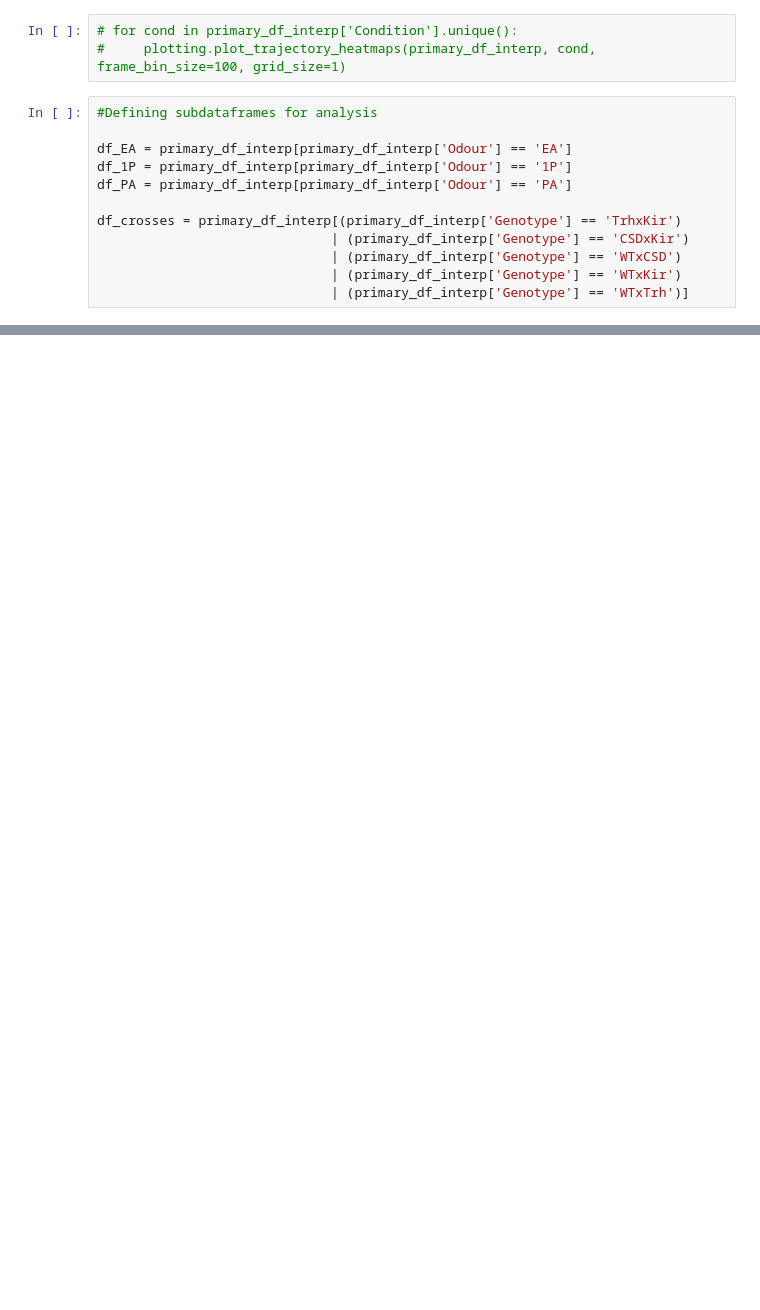
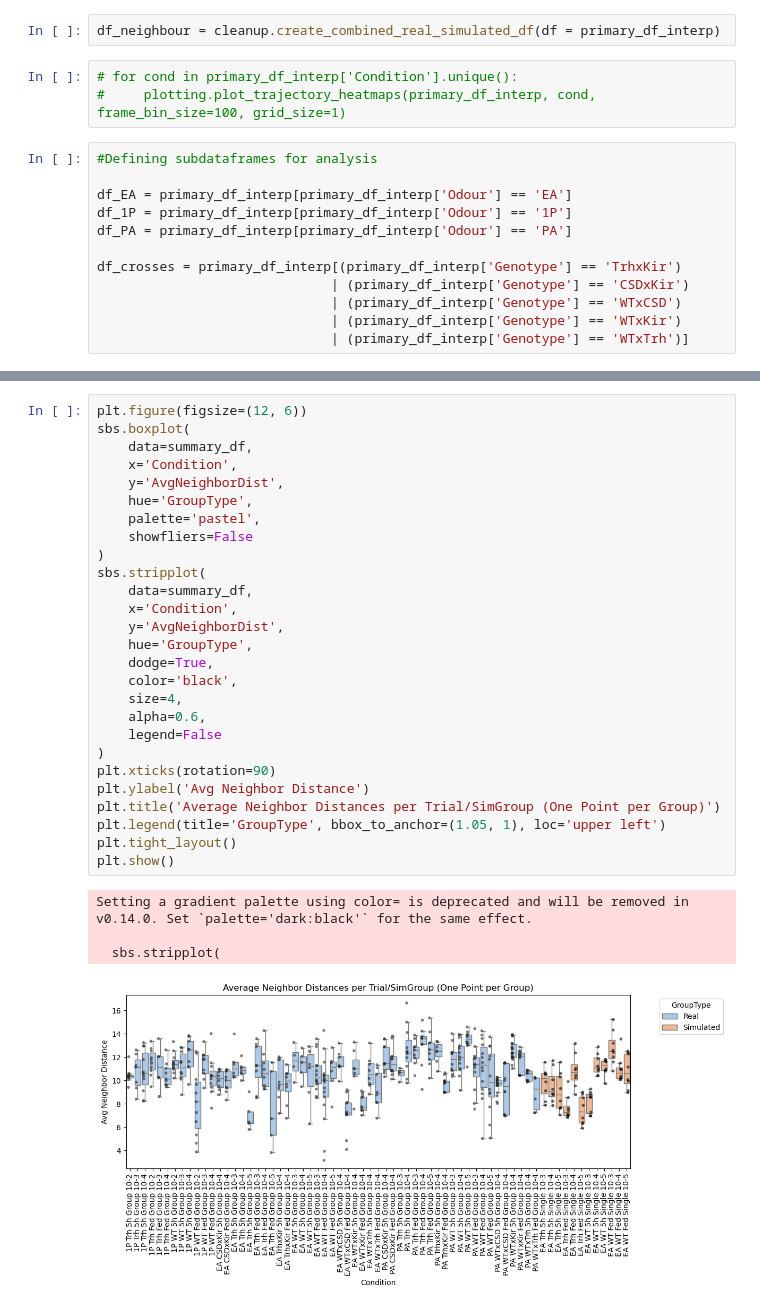
Before and after one commit to HariPNarayanan/larva-locater, a Jupyter notebook: Structured/analysis.ipynb, the cells around one changed output, grey strips where cells are left out. Cells and saved outputs as stored; diff of their text form; blank space fills up the shorter version.

```diff
--- a/Structured/analysis.ipynb
+++ b/Structured/analysis.ipynb
@@ -35,3 +34,5 @@ primary_df_interp = cleanup.bootstrap_single_collective_conditions(primary_df_in
+# %%
+df_neighbour = cleanup.create_combined_real_simulated_df(df = primary_df_interp)
 # %%
 # for cond in primary_df_interp['Condition'].unique():
 #     plotting.plot_trajectory_heatmaps(primary_df_interp, cond, frame_bin_size=100, grid_size=1)
@@ -138,0 +124,32 @@ Setting a gradient palette using color= is deprecated and will be removed in v0.
+# %%
+plt.figure(figsize=(12, 6))
+sbs.boxplot(
+    data=summary_df,
+    x='Condition',
+    y='AvgNeighborDist',
+    hue='GroupType',
+    palette='pastel',
+    showfliers=False
+)
+sbs.stripplot(
+    data=summary_df,
+    x='Condition',
+    y='AvgNeighborDist',
+    hue='GroupType',
+    dodge=True,
+    color='black',
+    size=4,
+    alpha=0.6,
+    legend=False
+)
+plt.xticks(rotation=90)
+plt.ylabel('Avg Neighbor Distance')
+plt.title('Average Neighbor Distances per Trial/SimGroup (One Point per Group)')
+plt.legend(title='GroupType', bbox_to_anchor=(1.05, 1), loc='upper left')
+plt.tight_layout()
+plt.show()
+# %% [output]
+Setting a gradient palette using color= is deprecated and will be removed in v0.14.0. Set `palette='dark:black'` for the same effect.
+
+  sbs.stripplot(
+[figure, added]
```
Also changed, not shown: parts of 41 cells of this notebook, 4 other files.
